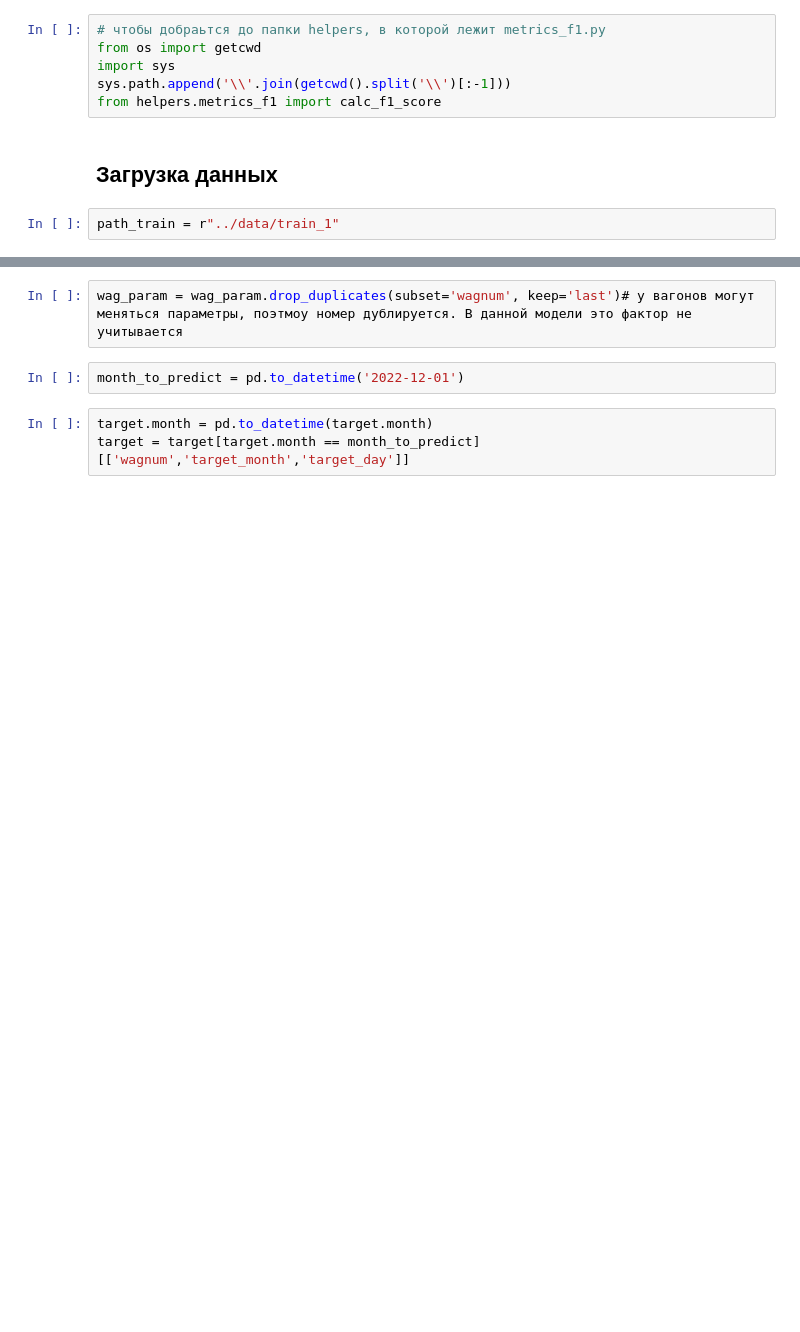
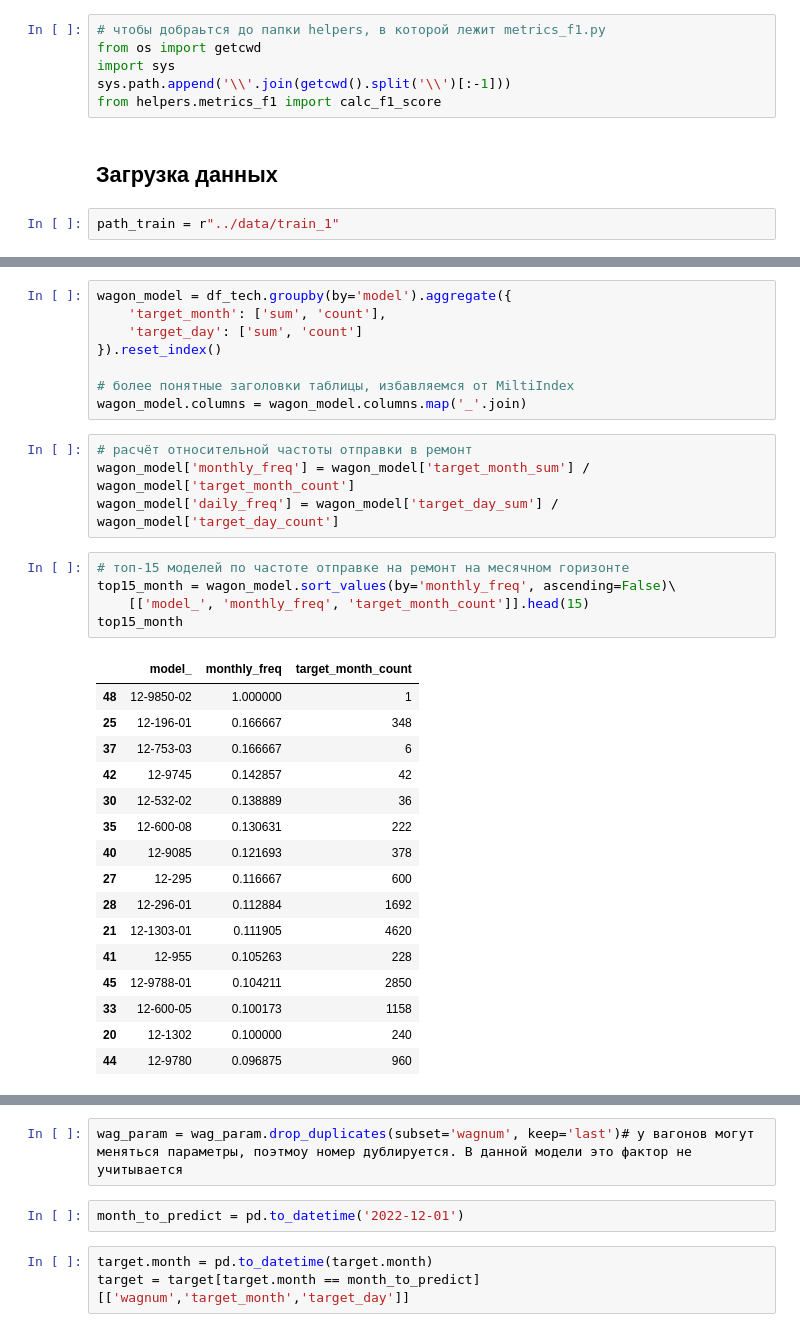
Before and after one commit to mxteen/datawagon_2023, a Jupyter notebook: notebooks/01_task2_EDA.ipynb, the cells around one changed output, grey strips where cells are left out. Saved outputs shown, nothing was run; the diff lists cells and outputs as text; blank space fills up the shorter version.

```diff
--- a/notebooks/01_task2_EDA.ipynb
+++ b/notebooks/01_task2_EDA.ipynb
@@ -44,0 +127,34 @@ target = pd.read_csv(path_train +'/target/y_train.csv').convert_dtypes()
+# %%
+wagon_model = df_tech.groupby(by='model').aggregate({
+    'target_month': ['sum', 'count'],
+    'target_day': ['sum', 'count']
+}).reset_index()
+
+# более понятные заголовки таблицы, избавляемся от MiltiIndex
+wagon_model.columns = wagon_model.columns.map('_'.join)
+# %%
+# расчёт относительной частоты отправки в ремонт
+wagon_model['monthly_freq'] = wagon_model['target_month_sum'] / wagon_model['target_month_count']
+wagon_model['daily_freq'] = wagon_model['target_day_sum'] / wagon_model['target_day_count']
+# %%
+# топ-15 моделей по частоте отправке на ремонт на месячном горизонте
+top15_month = wagon_model.sort_values(by='monthly_freq', ascending=False)\
+    [['model_', 'monthly_freq', 'target_month_count']].head(15)
+top15_month
+# %% [output]
+|  | model_ | monthly_freq | target_month_count |
+| 48 | 12-9850-02 | 1.000000 | 1 |
+| 25 | 12-196-01 | 0.166667 | 348 |
+| 37 | 12-753-03 | 0.166667 | 6 |
+| 42 | 12-9745 | 0.142857 | 42 |
+| 30 | 12-532-02 | 0.138889 | 36 |
+| 35 | 12-600-08 | 0.130631 | 222 |
+| 40 | 12-9085 | 0.121693 | 378 |
+| 27 | 12-295 | 0.116667 | 600 |
+| 28 | 12-296-01 | 0.112884 | 1692 |
+| 21 | 12-1303-01 | 0.111905 | 4620 |
+| 41 | 12-955 | 0.105263 | 228 |
+| 45 | 12-9788-01 | 0.104211 | 2850 |
+| 33 | 12-600-05 | 0.100173 | 1158 |
+| 20 | 12-1302 | 0.100000 | 240 |
+| 44 | 12-9780 | 0.096875 | 960 |
```
Also changed, not shown: parts of 20 cells of this notebook.
